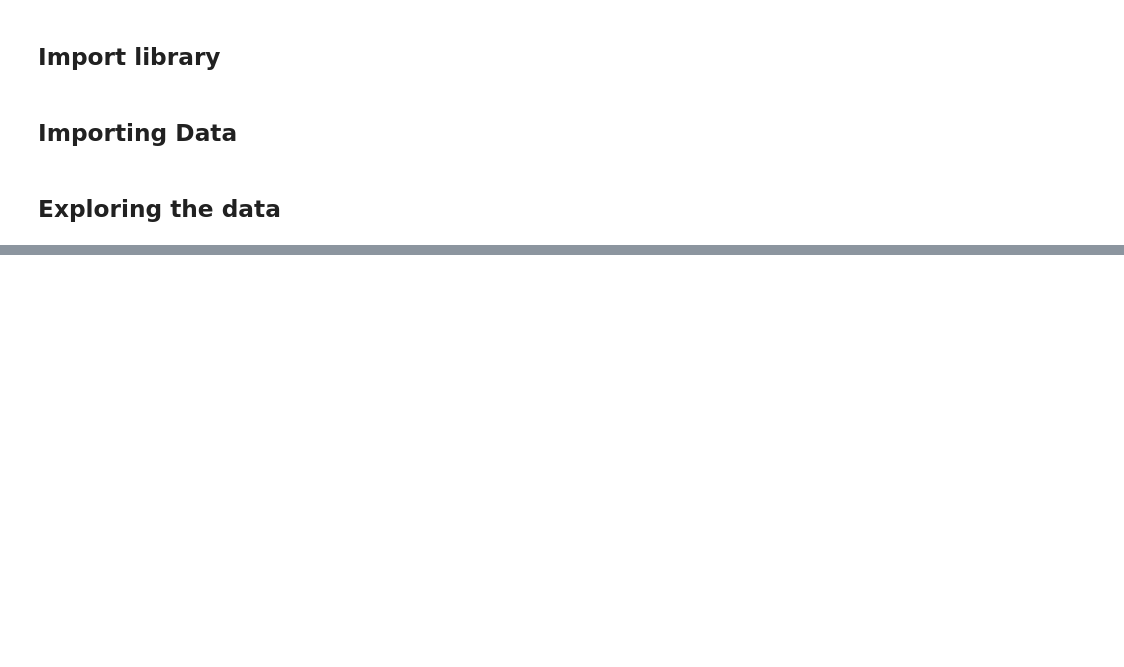
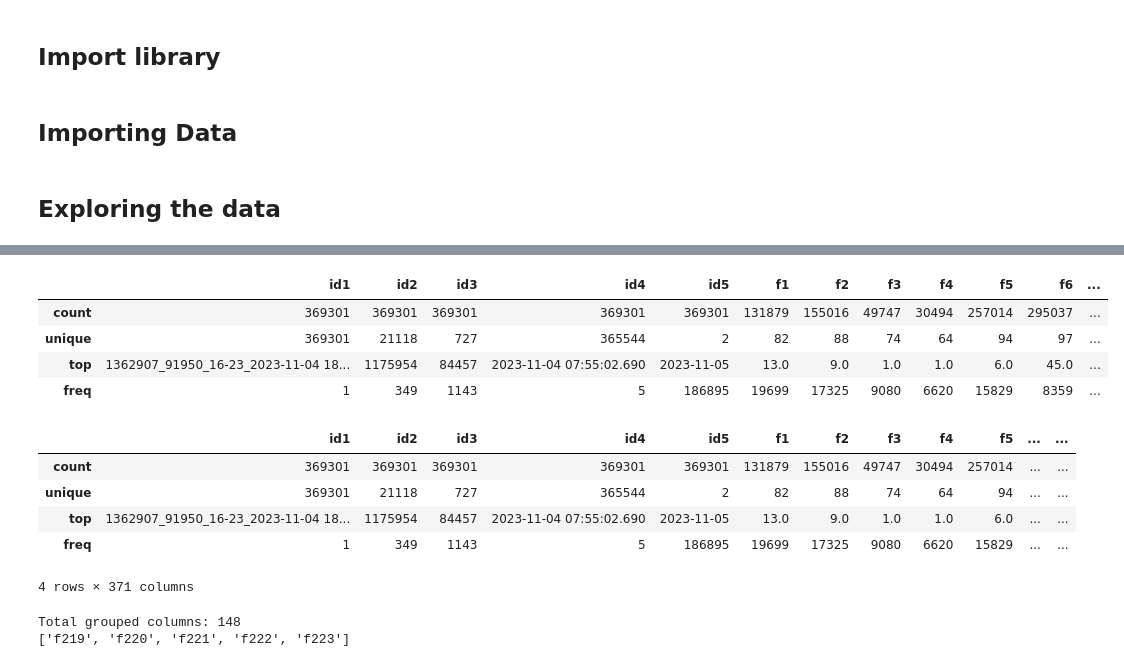
Before and after one commit to aryanthepain/AMEX_hack, a Jupyter notebook: hi.ipynb, the cells around one changed output, grey strips where cells are left out. Drawn from its saved outputs; the diff is of its cells as text; code cells hidden in the pictures; blank space fills up the shorter version.

```diff
--- a/hi.ipynb
+++ b/hi.ipynb
@@ -34,0 +73,34 @@ test_df
+# %%
+display(HTML(test_df_description.to_html()))
+test_df_description
+# %% [output]
+|  | id1 | id2 | id3 | id4 | id5 | f1 | f2 | f3 | f4 | f5 | f6 | ... |
+| count | 369301 | 369301 | 369301 | 369301 | 369301 | 131879 | 155016 | 49747 | 30494 | 257014 | 295037 | ... |
+| unique | 369301 | 21118 | 727 | 365544 | 2 | 82 | 88 | 74 | 64 | 94 | 97 | ... |
+| top | 1362907_91950_16-23_2023-11-04 18... | 1175954 | 84457 | 2023-11-04 07:55:02.690 | 2023-11-05 | 13.0 | 9.0 | 1.0 | 1.0 | 6.0 | 45.0 | ... |
+| freq | 1 | 349 | 1143 | 5 | 186895 | 19699 | 17325 | 9080 | 6620 | 15829 | 8359 | ... |
+|  | id1 | id2 | id3 | id4 | id5 | f1 | f2 | f3 | f4 | f5 | ... | ... |
+| count | 369301 | 369301 | 369301 | 369301 | 369301 | 131879 | 155016 | 49747 | 30494 | 257014 | ... | ... |
+| unique | 369301 | 21118 | 727 | 365544 | 2 | 82 | 88 | 74 | 64 | 94 | ... | ... |
+| top | 1362907_91950_16-23_2023-11-04 18... | 1175954 | 84457 | 2023-11-04 07:55:02.690 | 2023-11-05 | 13.0 | 9.0 | 1.0 | 1.0 | 6.0 | ... | ... |
+| freq | 1 | 349 | 1143 | 5 | 186895 | 19699 | 17325 | 9080 | 6620 | 15829 | ... | ... |
+4 rows × 371 columns
+# %%
+# Vibha Data Preprocessing (f219 - f366)
+all_columns = train_df.columns.tolist()
+
+start_col = 'f219'
+end_col = 'f366'
+
+start_idx = all_columns.index(start_col)
+end_idx = all_columns.index(end_col)
+
+target_columns = all_columns[start_idx:end_idx + 1]
+
+print(f"Total grouped columns: {len(target_columns)}")
+print(target_columns[:5])
+
+# train_df[target_columns] = train_df[target_columns].fillna(train_df[target_columns].median())
+# %% [output]
+Total grouped columns: 148
+['f219', 'f220', 'f221', 'f222', 'f223']
```
Also changed, not shown: parts of 12 cells of this notebook.
